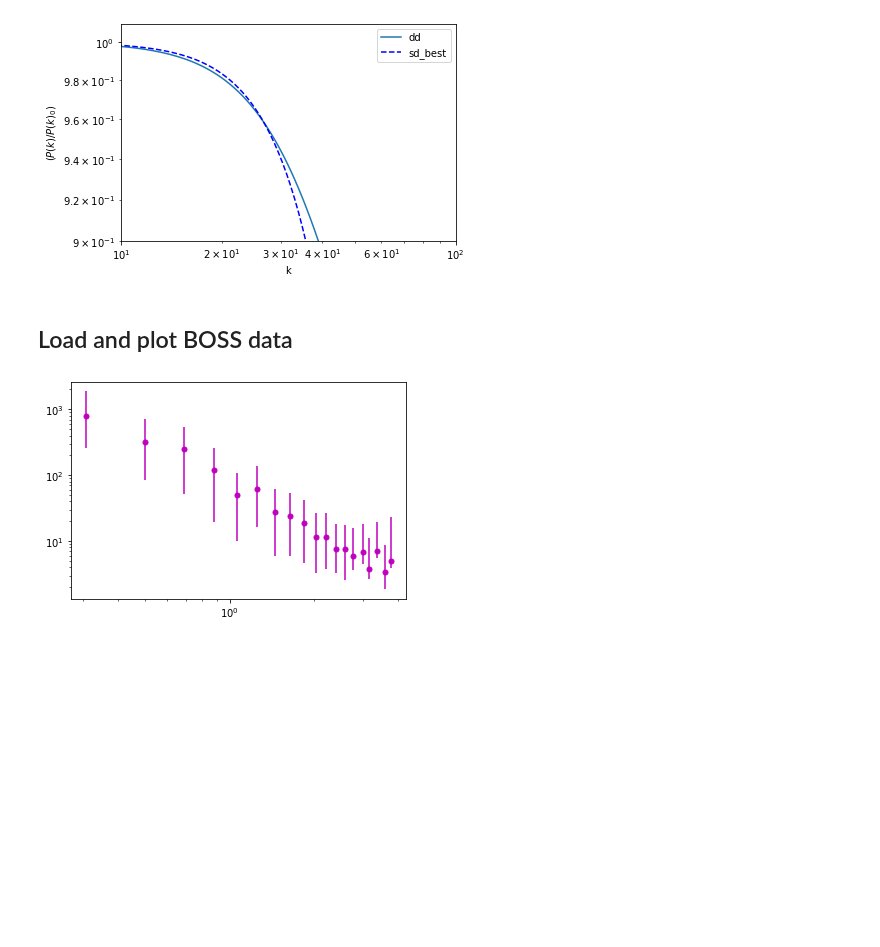
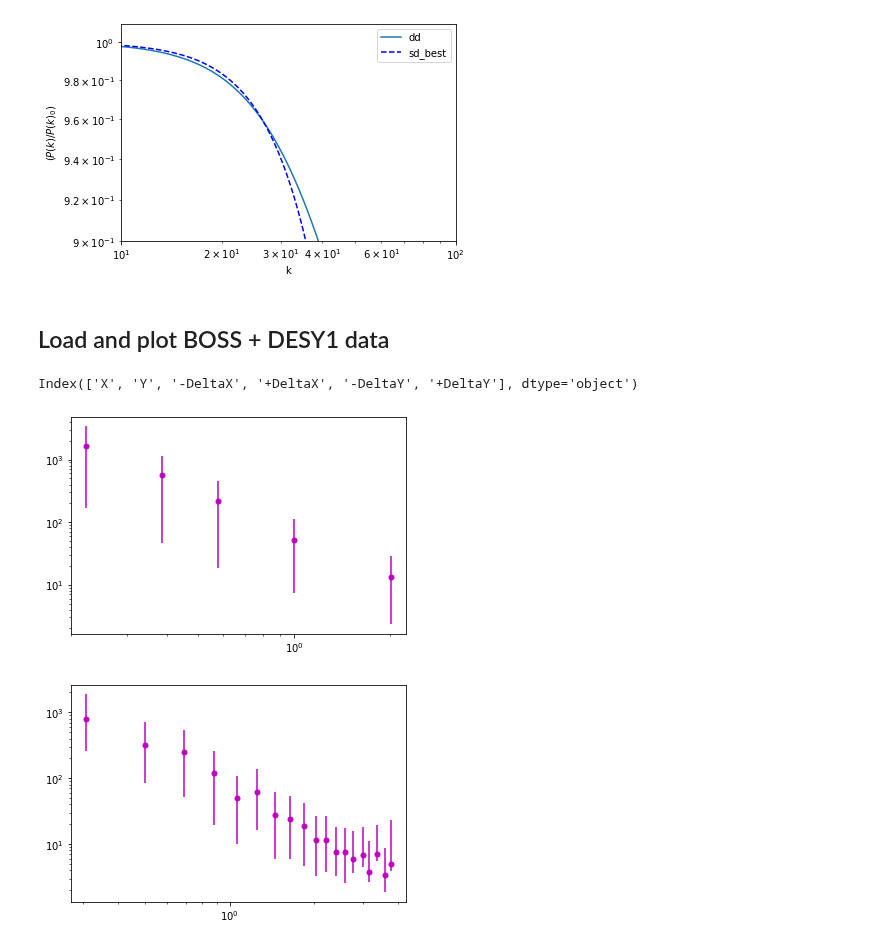
Before and after one commit to NolanSmyth/class_recoupling, a Jupyter notebook: analyze_interps.ipynb, the cells around one changed output. Cells and saved outputs as stored; diff of their text form; code cells hidden in the pictures; blank space fills up the shorter version.

Commit message:
Adding DESY1 Data

```diff
--- a/analyze_interps.ipynb
+++ b/analyze_interps.ipynb
@@ -223,7 +222,21 @@ plt.show()
 # %% [output]
 [figure]
 # %% [markdown]
-## Load and plot BOSS data
+## Load and plot BOSS + DESY1 data
+# %%
+dfDES = pd.read_csv("DESY1.csv")
+# %%
+dfDES.keys()
+# %% [output]
+Index(['X', 'Y', '-DeltaX', '+DeltaX', '-DeltaY', '+DeltaY'], dtype='object')
+# %%
+yerrDES = np.array([dfDES["-DeltaY"], dfDES['+DeltaY']])
+xerrDES = np.array([dfDES["-DeltaX"], dfDES['+DeltaX']])
+plt.errorbar(dfDES['X'], dfDES['Y'], yerrDES, marker='o', ms=5, color='m', ls='none')
+plt.xscale('log')
+plt.yscale('log')
+# %% [output]
+[figure, added]
 # %%
 columns = ["k", "P(k)", "delta P(k)+", "delta P(k)-"]
 df = pd.read_csv("BOSS.csv", header=None)
```
Also changed, not shown: parts of 3 cells of this notebook, 1 other file.
